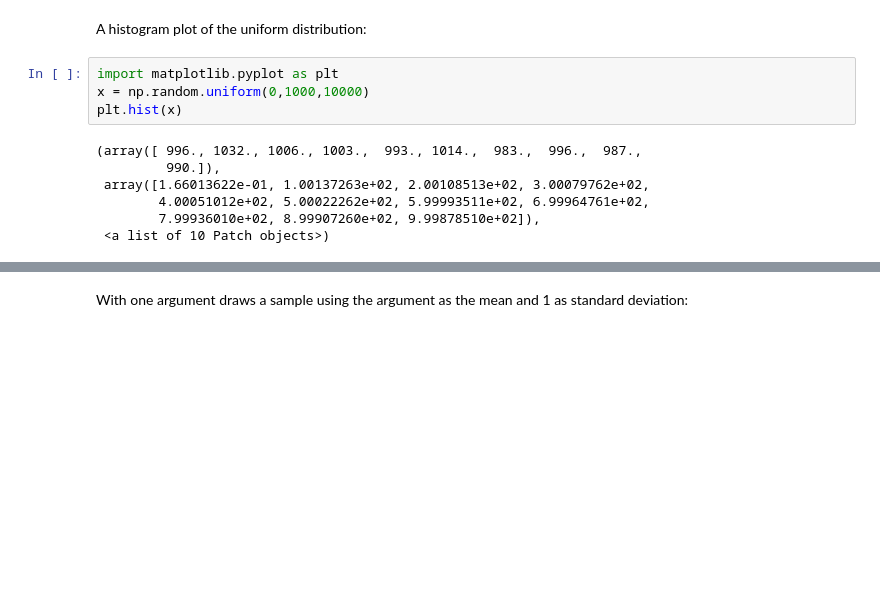
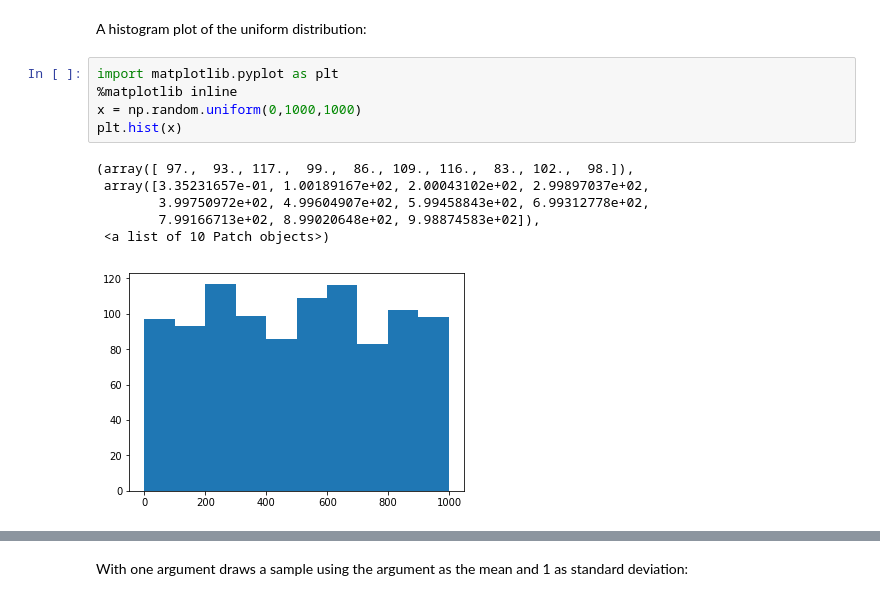
Before and after one commit to cadel560x/EmergingTechAssignments, a Jupyter notebook: numpy-random.ipynb, the cells around one changed output, grey strips where cells are left out. Saved outputs shown, nothing was run; the diff lists cells and outputs as text; blank space fills up the shorter version.

Commit message:
Uniform and normal distributions complemented

```diff
--- a/numpy-random.ipynb
+++ b/numpy-random.ipynb
@@ -95,12 +109,13 @@ array([-0.23847256, -0.25886291, -0.50662181, -0.289252  , -0.52663828,
 A histogram plot of the uniform distribution:
 # %%
 import matplotlib.pyplot as plt
-x = np.random.uniform(0,1000,10000)
+%matplotlib inline
+x = np.random.uniform(0,1000,1000)
 plt.hist(x)
 # %% [output]
-(array([ 996., 1032., 1006., 1003.,  993., 1014.,  983.,  996.,  987.,
-         990.]),
- array([1.66013622e-01, 1.00137263e+02, 2.00108513e+02, 3.00079762e+02,
-        4.00051012e+02, 5.00022262e+02, 5.99993511e+02, 6.99964761e+02,
-        7.99936010e+02, 8.99907260e+02, 9.99878510e+02]),
+(array([ 97.,  93., 117.,  99.,  86., 109., 116.,  83., 102.,  98.]),
+ array([3.35231657e-01, 1.00189167e+02, 2.00043102e+02, 2.99897037e+02,
+        3.99750972e+02, 4.99604907e+02, 5.99458843e+02, 6.99312778e+02,
+        7.99166713e+02, 8.99020648e+02, 9.98874583e+02]),
  <a list of 10 Patch objects>)
+[figure, added]
```
Also changed, not shown: parts of 44 cells of this notebook, 1 other file.
